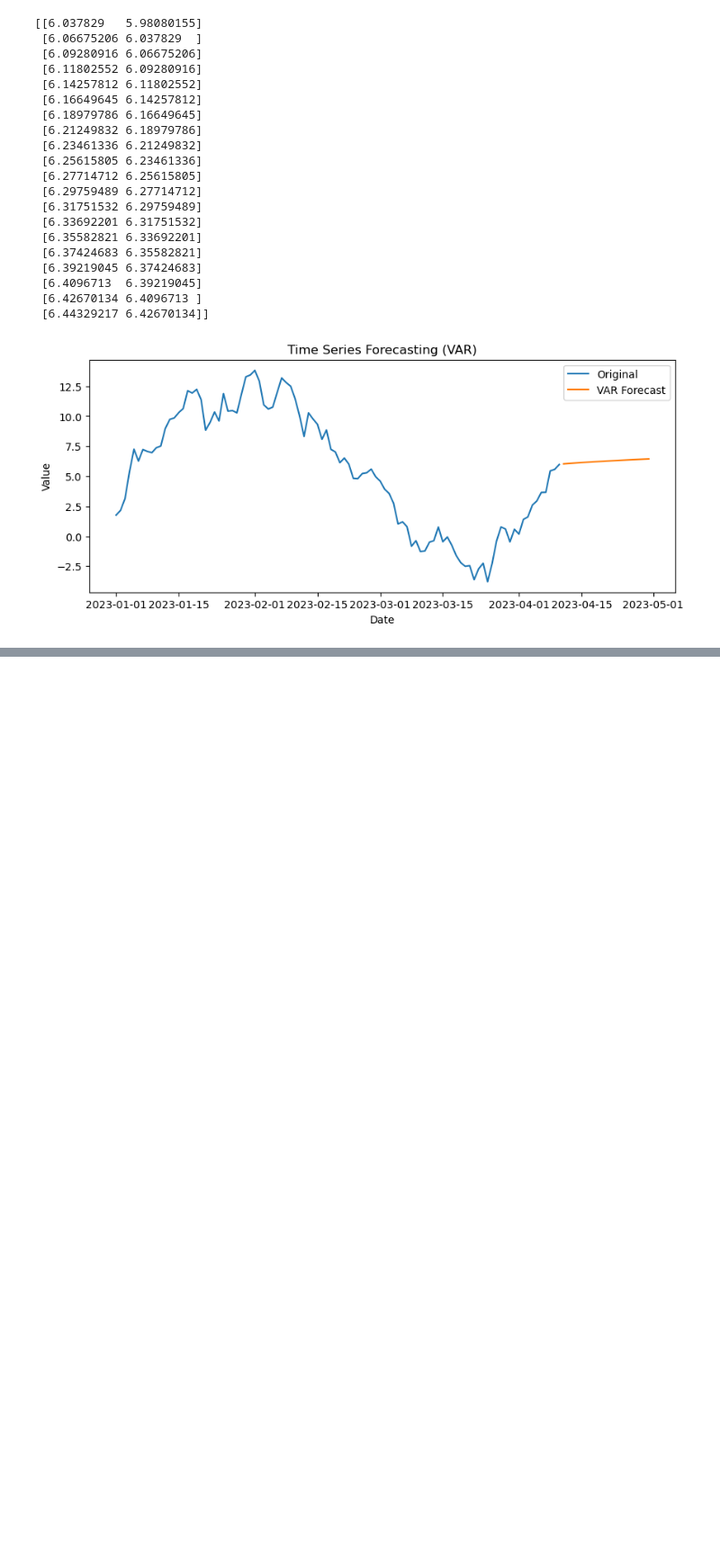
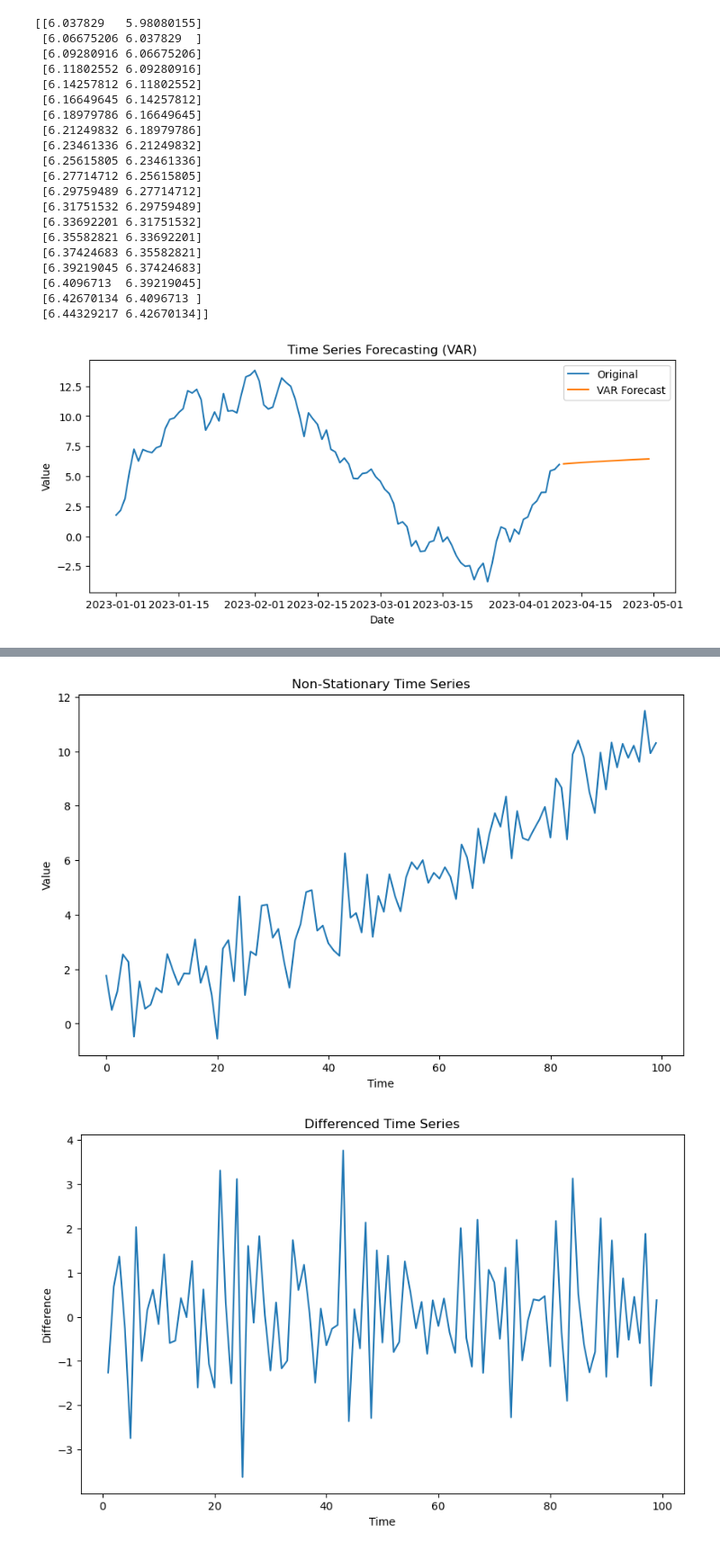
Before and after one commit to rjwrobel86/Python4Statistics, a Jupyter notebook: Notebooks/TimeSeriesAnalysis.ipynb, the cells around one changed output, grey strips where cells are left out. Shown at 90% size. Drawn from its saved outputs; the diff is of its cells as text; code cells hidden in the pictures; blank space fills up the shorter version.

```diff
--- a/Notebooks/TimeSeriesAnalysis.ipynb
+++ b/Notebooks/TimeSeriesAnalysis.ipynb
@@ -183,0 +240,34 @@ plt.show()
+# %%
+#Generate time steps
+time = np.arange(0, 100, 1)
+
+#Generate a linearly increasing trend
+trend = 0.1 * time
+
+#Generate random noise
+noise = np.random.randn(len(time))
+
+#Create the non-stationary time series
+non_stationary_data = trend + noise
+
+#Plot the non-stationary time series
+plt.figure(figsize=(10, 6))
+plt.plot(time, non_stationary_data)
+plt.xlabel('Time')
+plt.ylabel('Value')
+plt.title('Non-Stationary Time Series')
+#plt.show()
+
+#Compute differenced series
+differenced_data = np.diff(non_stationary_data)
+
+#Plot the differenced series
+plt.figure(figsize=(10, 6))
+plt.plot(time[1:], differenced_data)
+plt.xlabel('Time')
+plt.ylabel('Difference')
+plt.title('Differenced Time Series')
+plt.show()
+# %% [output]
+[figure, added]
+[figure, added]
```
Also changed, not shown: parts of 3 cells of this notebook, 13 other files.
